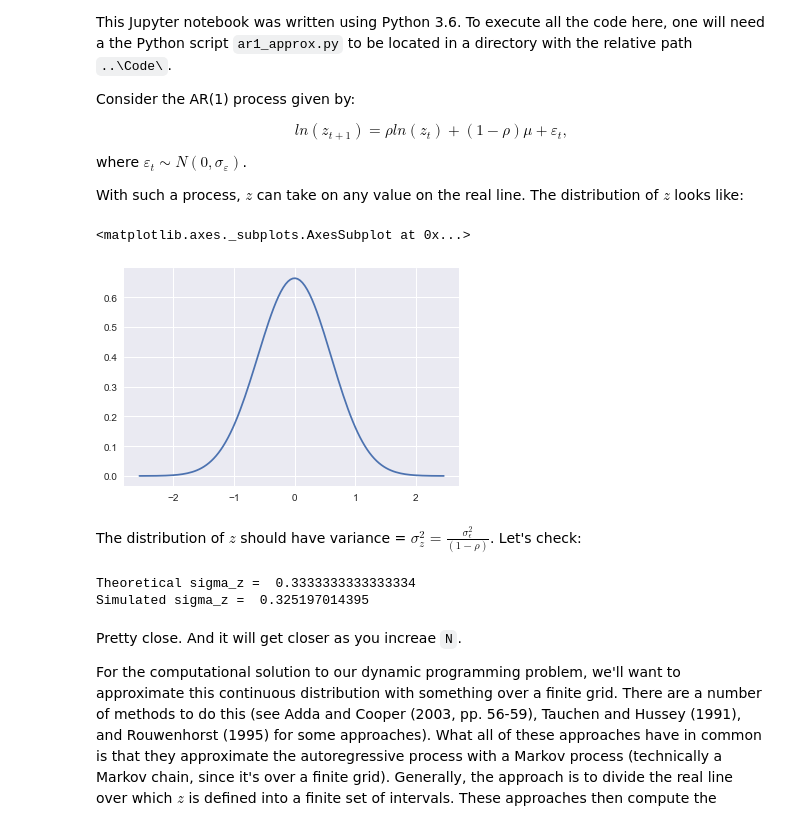
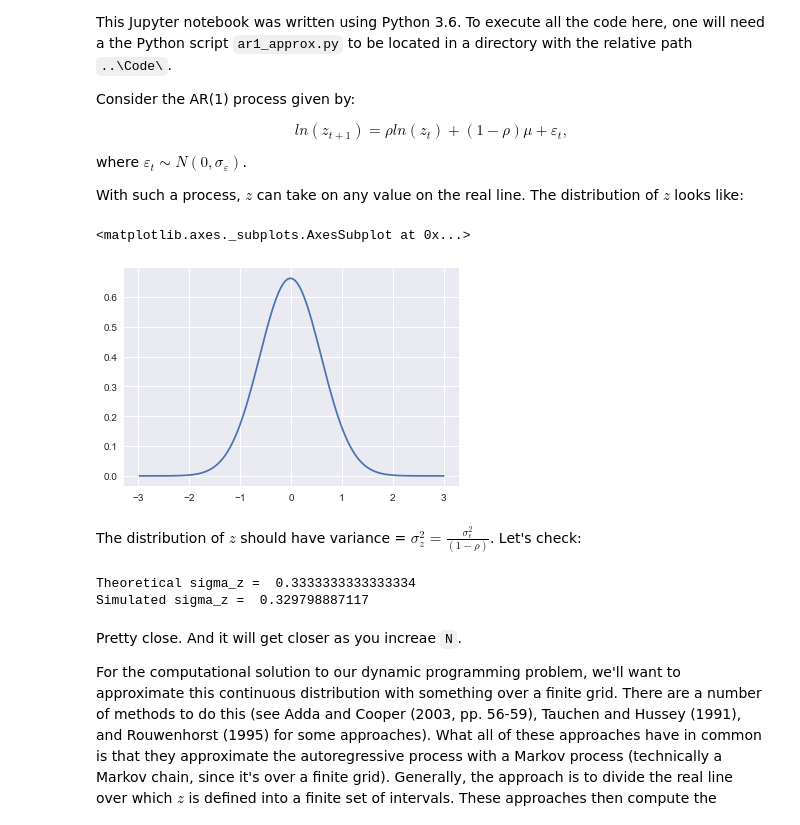
Before and after one commit to janertl/BootCamp2017, a Jupyter notebook: Econ/Wk3_FirmDyn/Notebooks/ApproxAR.ipynb, the cells around one changed output. Saved outputs shown, nothing was run; the diff lists cells and outputs as text; code cells hidden in the pictures.

```diff
--- a/Econ/Wk3_FirmDyn/Notebooks/ApproxAR.ipynb
+++ b/Econ/Wk3_FirmDyn/Notebooks/ApproxAR.ipynb
@@ -13,34 +13,34 @@ With such a process, $z$ can take on any value on the real line.  The distributi
 # %%
 # import packages
 import matplotlib.pyplot as plt
 import seaborn as sns
 import numpy as np
 
 # to print plots inline
 %matplotlib inline
 
 # set out parameters
 rho = 0.8
 mu = 0.0
 sigma_eps = 0.2
 
 # draw our shocks
-num_draws = 1000 #00 # number of shocks to draw
+num_draws = 100000 # number of shocks to draw
 eps = np.random.normal(0.0, sigma_eps, size=(num_draws))
 
 # Compute z
 z = np.empty(num_draws)
 z[0] = 0.0 + eps[0]
 for i in range(1, num_draws):
     z[i] = rho * z[i - 1] + (1 - rho) * mu + eps[i]
 
 
 # plot distribution of z
 # sns.distplot(z, hist=False)
 sns.kdeplot(np.array(z), bw=0.5)
 # %% [output]
 <matplotlib.axes._subplots.AxesSubplot at 0x...>
-[figure, old version]
+[figure, new version]
 # %% [markdown]
 The distribution of $z$ should have variance = $\sigma_{z}^{2} = \frac{\sigma_{\epsilon}^{2}}{(1-\rho)}$.  Let's check:
 # %%
@@ -53,7 +53,7 @@ sigma_z_simul = z.std()
 print('Simulated sigma_z = ', sigma_z_simul)
 # %% [output]
 Theoretical sigma_z =  0.3333333333333334
-Simulated sigma_z =  0.325197014395
+Simulated sigma_z =  0.329798887117
 # %% [markdown]
 Pretty close.  And it will get closer as you increae `N`.
 
```
Also changed, not shown: parts of 5 cells of this notebook, 8 other files.
